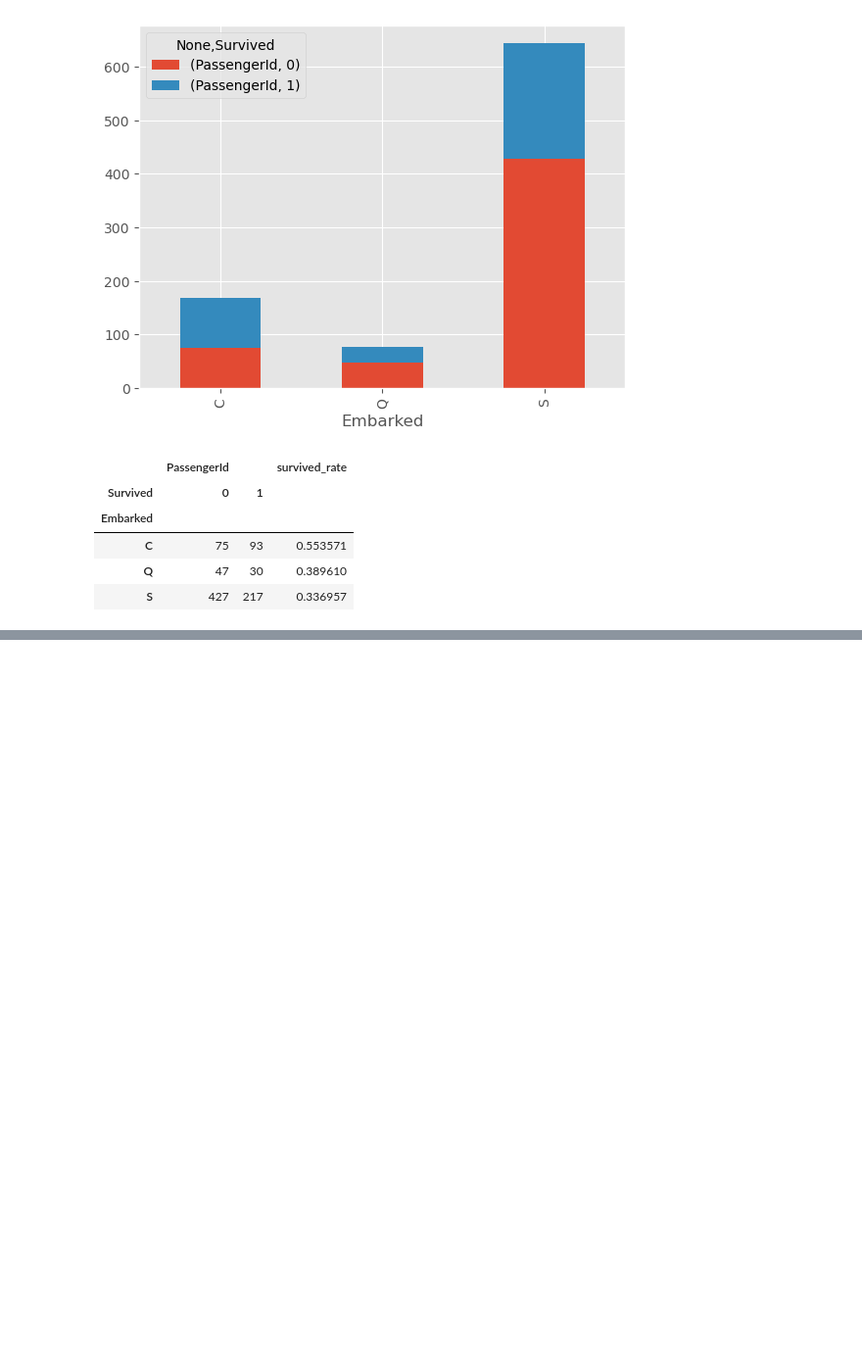
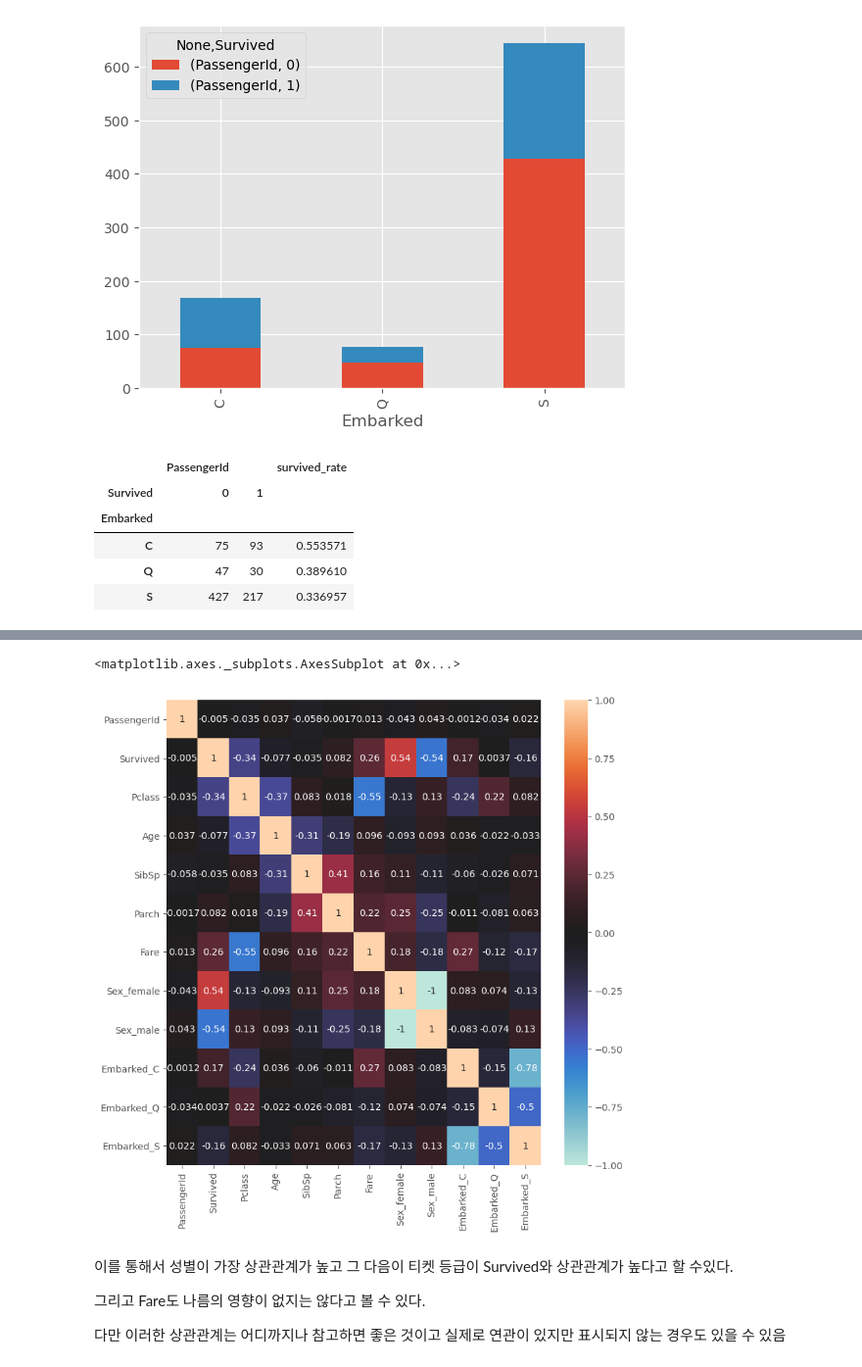
Before and after one commit to SIDED00R/kaggle_project, a Jupyter notebook: titanic/kaggle_titanic.ipynb, the cells around one changed output, grey strips where cells are left out. Shown at 98% size. Cells and saved outputs as stored; diff of their text form; code cells hidden in the pictures; blank space fills up the shorter version.

```diff
--- a/titanic/kaggle_titanic.ipynb
+++ b/titanic/kaggle_titanic.ipynb
@@ -277,0 +308,4 @@ embarked_df
+# %%
+train_df_corr = pd.get_dummies(train_df, columns = ["Sex"])
+train_df_corr = pd.get_dummies(train_df_corr, columns = ["Embarked"])
+train_df_corr.head()
@@ -277,0 +319,4 @@ embarked_df
+# %%
+#위에서 다듬을 데이터를 바탕으로 각 계수들간의 상관관계에 대하여 분석
+train_corr = train_df_corr.corr()
+train_corr
@@ -277,0 +337,13 @@ embarked_df
+# %%
+#히트맵으로 위의 상관관계를 시각화
+plt.figure(figsize = (9, 9))
+sns.heatmap(train_corr, vmax = 1, vmin = -1, center = 0, annot = True)
+# %% [output]
+<matplotlib.axes._subplots.AxesSubplot at 0x...>
+[figure, added]
+# %% [markdown]
+이를 통해서 성별이 가장 상관관계가 높고 그 다음이 티켓 등급이 Survived와 상관관계가 높다고 할 수있다.
+
+그리고 Fare도 나름의 영향이 없지는 않다고 볼 수 있다.
+
+다만 이러한 상관관계는 어디까지나 참고하면 좋은 것이고 실제로 연관이 있지만 표시되지 않는 경우도 있을 수 있음
```
Also changed, not shown: parts of 38 cells of this notebook.
